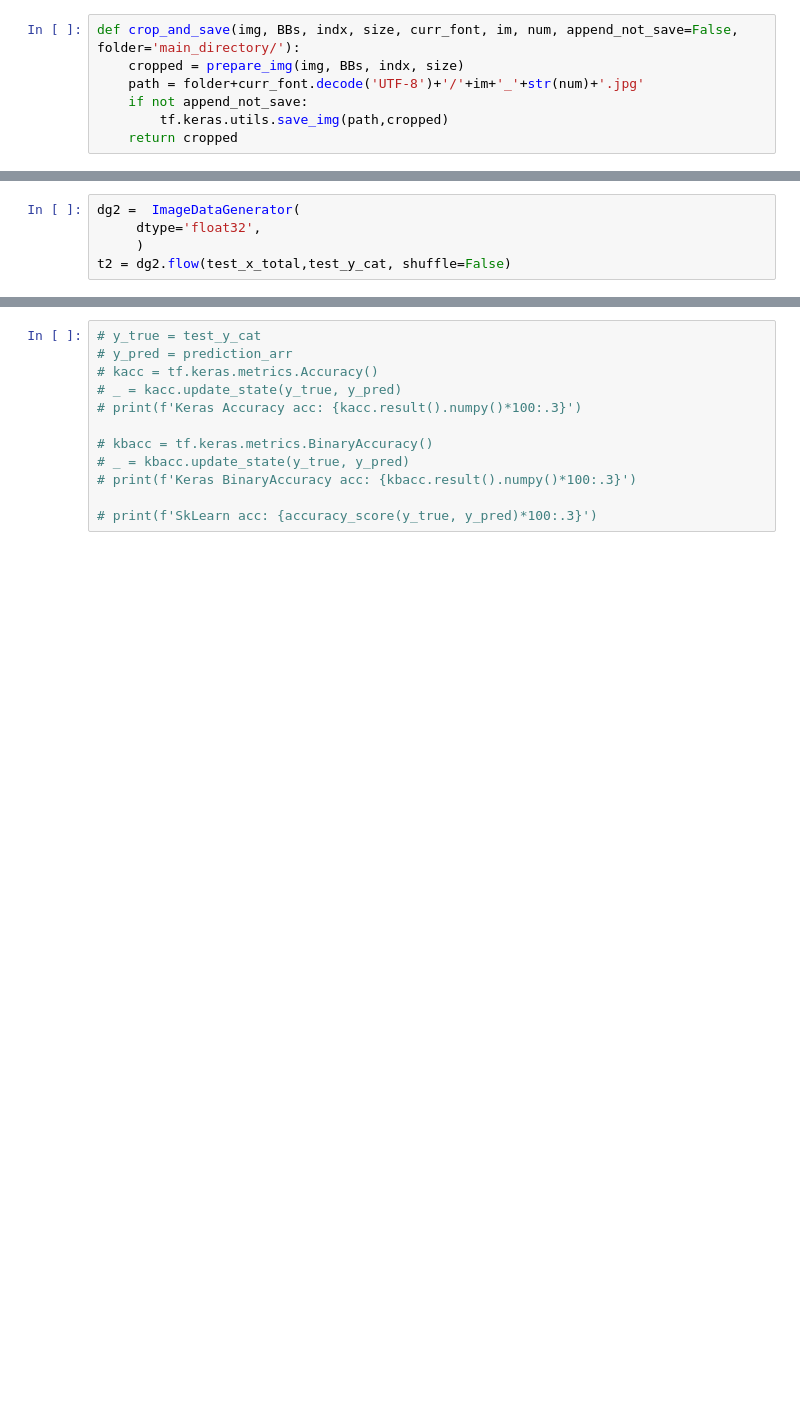
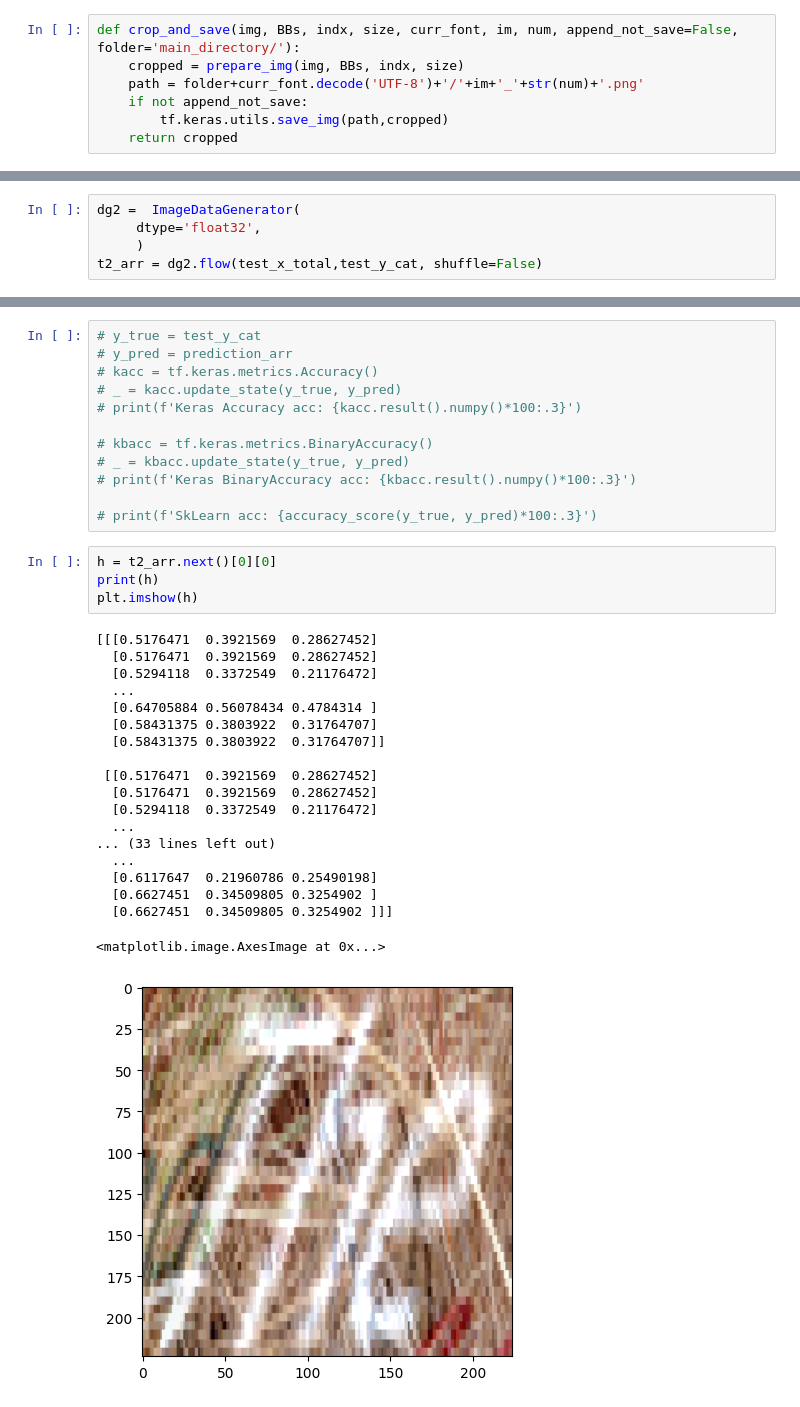
Before and after one commit to glusi/cv-project, a Jupyter notebook: last_project.ipynb, the cells around one changed output, grey strips where cells are left out. Cells and saved outputs as stored; diff of their text form; blank space fills up the shorter version.

```diff
--- a/last_project.ipynb
+++ b/last_project.ipynb
@@ -174,7 +174,7 @@ def is_num_or_letter(inp):
 # %%
 def crop_and_save(img, BBs, indx, size, curr_font, im, num, append_not_save=False, folder='main_directory/'):
     cropped = prepare_img(img, BBs, indx, size)
-    path = folder+curr_font.decode('UTF-8')+'/'+im+'_'+str(num)+'.jpg'
+    path = folder+curr_font.decode('UTF-8')+'/'+im+'_'+str(num)+'.png'
     if not append_not_save:
         tf.keras.utils.save_img(path,cropped)
     return cropped
@@ -535,5 +517,5 @@ test_y_cat = np_utils.to_categorical(test_y_total, 5)
 dg2 =  ImageDataGenerator(
      dtype='float32',
      )
-t2 = dg2.flow(test_x_total,test_y_cat, shuffle=False)
+t2_arr = dg2.flow(test_x_total,test_y_cat, shuffle=False)
 # %%
@@ -586,3 +577,27 @@ Titillium Web       0.75      0.82      0.78       179
 # print(f'Keras BinaryAccuracy acc: {kbacc.result().numpy()*100:.3}')
 
 # print(f'SkLearn acc: {accuracy_score(y_true, y_pred)*100:.3}')
+# %%
+h = t2_arr.next()[0][0]
+print(h)
+plt.imshow(h)
+# %% [output]
+[[[0.5176471  0.3921569  0.28627452]
+  [0.5176471  0.3921569  0.28627452]
+  [0.5294118  0.3372549  0.21176472]
+  ...
+  [0.64705884 0.56078434 0.4784314 ]
+  [0.58431375 0.3803922  0.31764707]
+  [0.58431375 0.3803922  0.31764707]]
+
+ [[0.5176471  0.3921569  0.28627452]
+  [0.5176471  0.3921569  0.28627452]
+  [0.5294118  0.3372549  0.21176472]
+  ...
+... (33 lines left out)
+  ...
+  [0.6117647  0.21960786 0.25490198]
+  [0.6627451  0.34509805 0.3254902 ]
+  [0.6627451  0.34509805 0.3254902 ]]]
+<matplotlib.image.AxesImage at 0x...>
+[figure, added]
```
Also changed, not shown: parts of 16 cells of this notebook.
